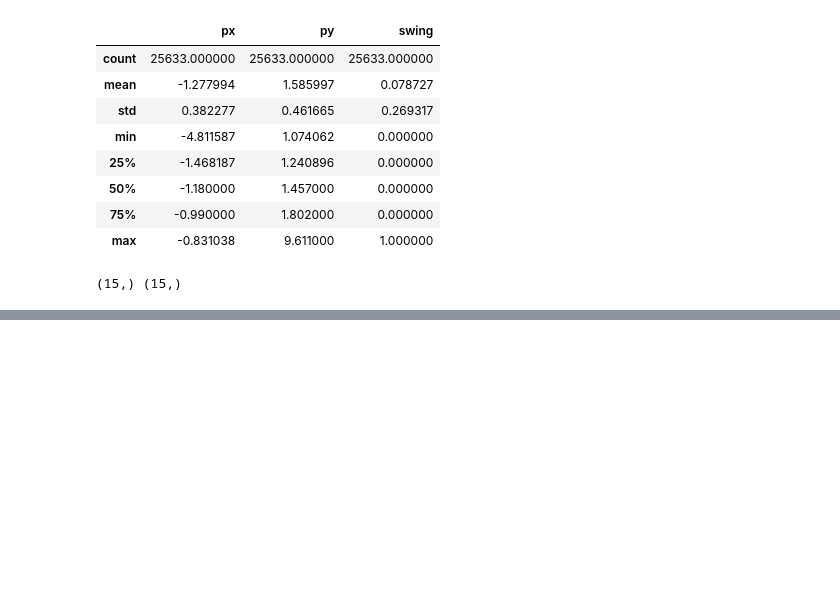
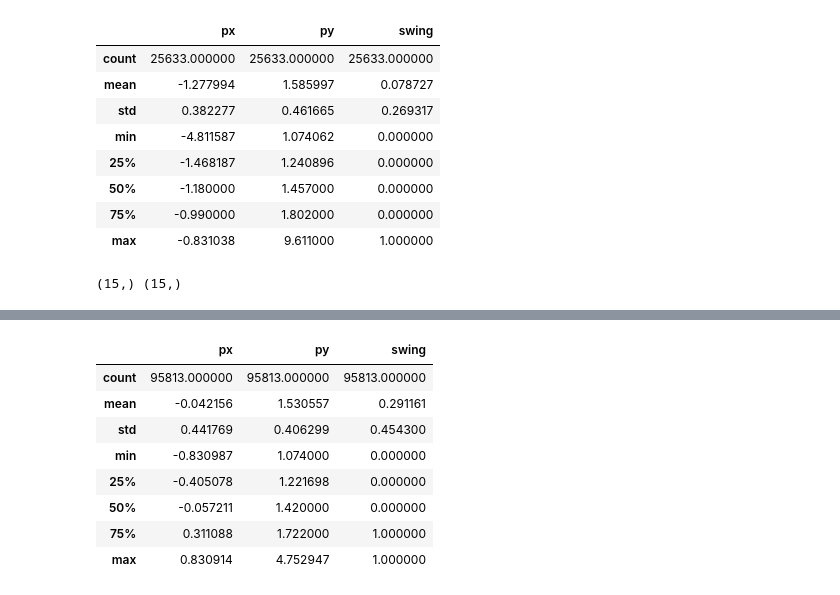
Before and after one commit to everwitt7/PitcherPolicy, a Jupyter notebook: data-cleaning/visualizing-cutoffs/find_obv_cutoffs.ipynb, the cells around one changed output, grey strips where cells are left out. Cells and saved outputs as stored; diff of their text form; code cells hidden in the pictures; blank space fills up the shorter version.

```diff
--- a/data-cleaning/visualizing-cutoffs/find_obv_cutoffs.ipynb
+++ b/data-cleaning/visualizing-cutoffs/find_obv_cutoffs.ipynb
@@ -206 +239,13 @@ yy = np.delete(yy, 0)
+# %%
+z10.describe()
+# %% [output]
+|  | px | py | swing |
+| count | 95813.000000 | 95813.000000 | 95813.000000 |
+| mean | -0.042156 | 1.530557 | 0.291161 |
+| std | 0.441769 | 0.406299 | 0.454300 |
+| min | -0.830987 | 1.074000 | 0.000000 |
+| 25% | -0.405078 | 1.221698 | 0.000000 |
+| 50% | -0.057211 | 1.420000 | 0.000000 |
+| 75% | 0.311088 | 1.722000 | 1.000000 |
+| max | 0.830914 | 4.752947 | 1.000000 |
 # %%
```
Also changed, not shown: parts of 13 cells of this notebook, 2 other files.
